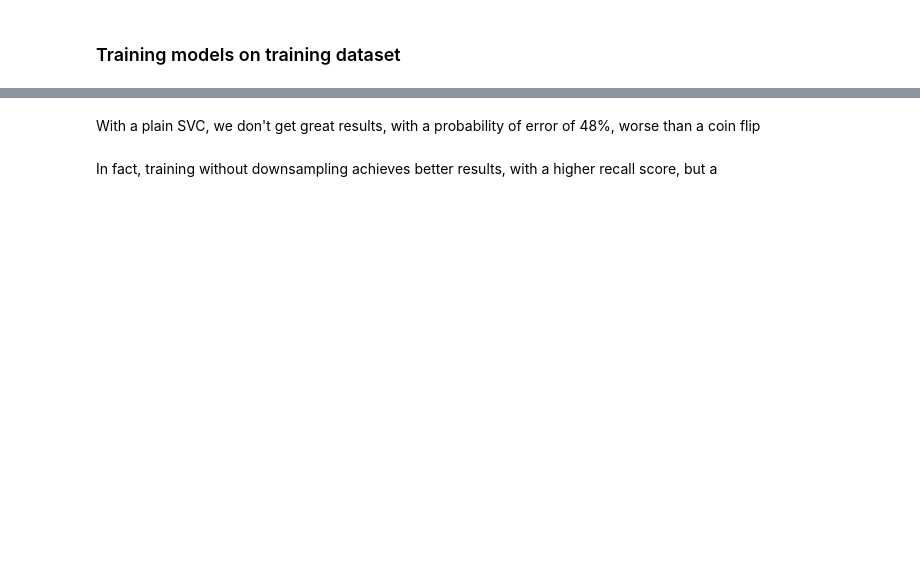
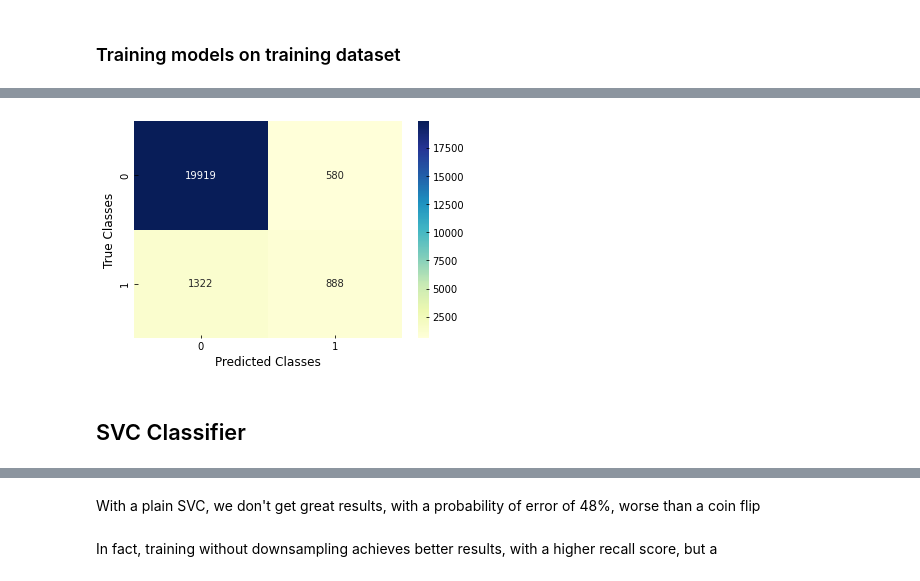
Before and after one commit to petebrown77/EECE5644_Final, a Jupyter notebook: Untitled.ipynb, the cells around one changed output, grey strips where cells are left out. Cells and saved outputs as stored; diff of their text form; code cells hidden in the pictures; blank space fills up the shorter version.

```diff
--- a/Untitled.ipynb
+++ b/Untitled.ipynb
@@ -226,0 +353,9 @@ weighted avg       0.84      0.89      0.86     22709
+# %%
+'''rf_conf = sns.heatmap(confusion_matrix(y_test, rf_pred), annot=True, fmt="d", cmap="YlGnBu",)
+rf_conf.set_ylabel("True Classes")
+rf_conf.set_xlabel("Predicted Classes")
+
+rf_conf.get_figure().savefig("rf_conf_matrix.png")
+'''
+# %% [output]
+[figure, added]
@@ -227,2 +364,4 @@ weighted avg       0.84      0.89      0.86     22709
+# %% [markdown]
+## SVC Classifier
 # %%
 # SVN baby
```
Also changed, not shown: parts of 38 cells of this notebook, 7 other files.
